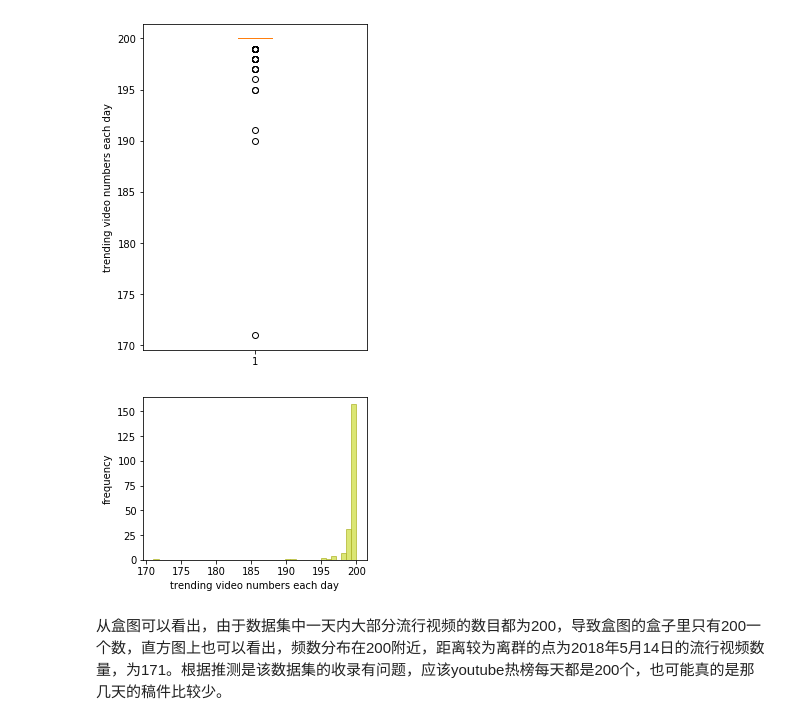
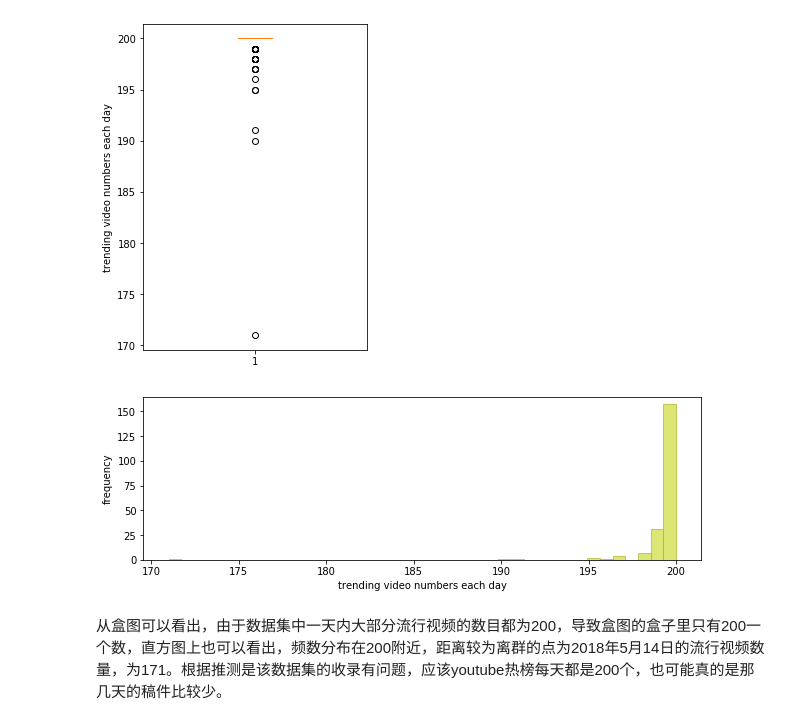
Before and after one commit to PluckySaltyfish/DataMiningClass, a Jupyter notebook: youtube.py.ipynb, the cells around one changed output. Saved outputs shown, nothing was run; the diff lists cells and outputs as text; code cells hidden in the pictures.

```diff
--- a/youtube.py.ipynb
+++ b/youtube.py.ipynb
@@ -10,7 +10,7 @@ import pandas as pd
 import auto
 # %%
 root = '../Assignment4/youtube-new'
-CA = auto.country_data(root,'CAvideos.csv')
+CA = auto.c_data(root,'CAvideos.csv')
 CA_data = CA.data
 CA_data.columns
 # %% [output]
@@ -93,13 +93,13 @@ Populating the interactive namespace from numpy and matplotlib
 [figure]
 # %%
 # 直方图
-fig = plt.figure(figsize=(4, 3))
+fig = plt.figure(figsize=(10, 3))
 plt.hist(np.array(freq), bins=40, facecolor="#cddc39", edgecolor="#afb42b", alpha=0.7)
 plt.xlabel('trending video numbers each day')
 plt.ylabel('frequency')
 plt.show()
 # %% [output]
-[figure, old version]
+[figure, new version]
 # %% [markdown]
 从盒图可以看出，由于数据集中一天内大部分流行视频的数目都为200，导致盒图的盒子里只有200一个数，直方图上也可以看出，频数分布在200附近，距离较为离群的点为2018年5月14日的流行视频数量，为171。根据推测是该数据集的收录有问题，应该youtube热榜每天都是200个，也可能真的是那几天的稿件比较少。
 # %% [markdown]
```
Also changed, not shown: parts of 8 cells of this notebook, 4 other files.
